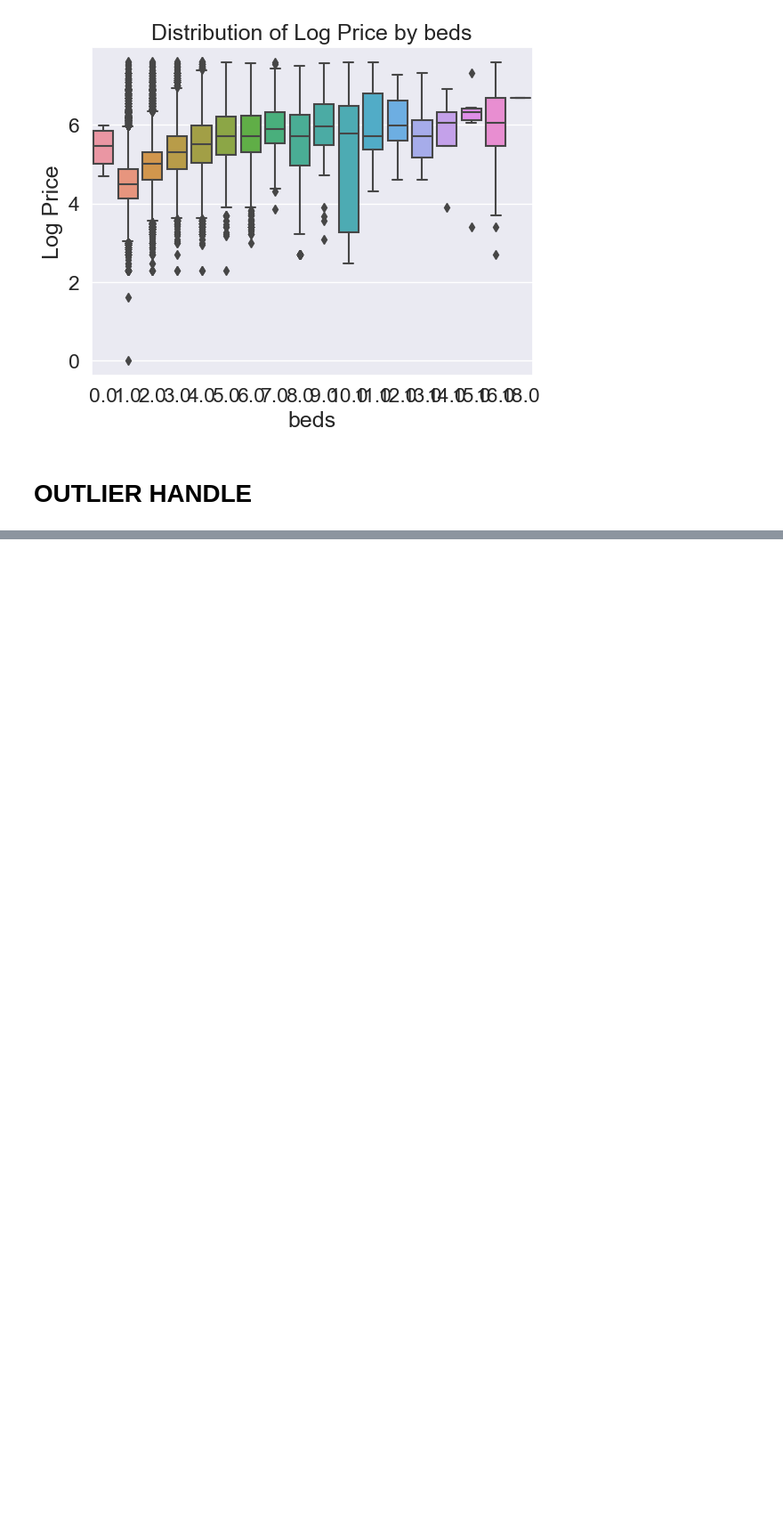
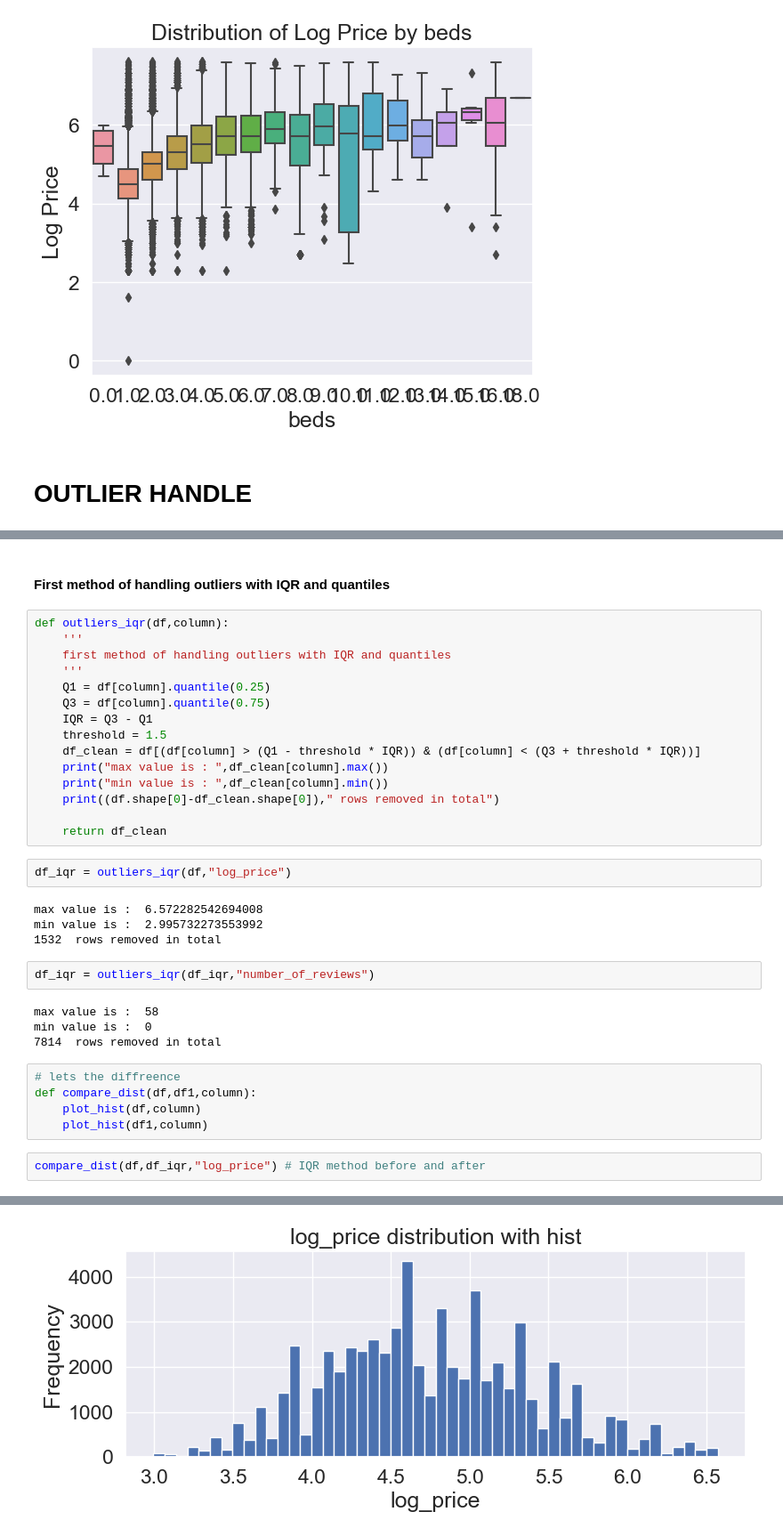
Before and after one commit to semasar/Final-Proje_Airbnb, a Jupyter notebook: data_preproccesing.ipynb, the cells around one changed output, grey strips where cells are left out. Shown at 89% size. Saved outputs shown, nothing was run; the diff lists cells and outputs as text; blank space fills up the shorter version.

```diff
--- a/data_preproccesing.ipynb
+++ b/data_preproccesing.ipynb
@@ -1494,0 +1131,37 @@ df_cleaned.shape
+# %% [markdown]
+#### First method of handling outliers with IQR and quantiles
+# %%
+def outliers_iqr(df,column):
+    '''
+    first method of handling outliers with IQR and quantiles
+    '''
+    Q1 = df[column].quantile(0.25)
+    Q3 = df[column].quantile(0.75)
+    IQR = Q3 - Q1
+    threshold = 1.5
+    df_clean = df[(df[column] > (Q1 - threshold * IQR)) & (df[column] < (Q3 + threshold * IQR))]
+    print("max value is : ",df_clean[column].max())
+    print("min value is : ",df_clean[column].min())
+    print((df.shape[0]-df_clean.shape[0])," rows removed in total")
+
+    return df_clean
+# %%
+df_iqr = outliers_iqr(df,"log_price")
+# %% [output]
+max value is :  6.572282542694008
+min value is :  2.995732273553992
+1532  rows removed in total
+# %%
+df_iqr = outliers_iqr(df_iqr,"number_of_reviews")
+# %% [output]
+max value is :  58
+min value is :  0
+7814  rows removed in total
+# %%
+# lets the diffreence
+def compare_dist(df,df1,column):
+    plot_hist(df,column)
+    plot_hist(df1,column)
+# %%
+compare_dist(df,df_iqr,"log_price") # IQR method before and after
+# %% [output]
@@ -1494,0 +1169 @@ df_cleaned.shape
+[figure, added]
```
Also changed, not shown: parts of 95 cells of this notebook.
